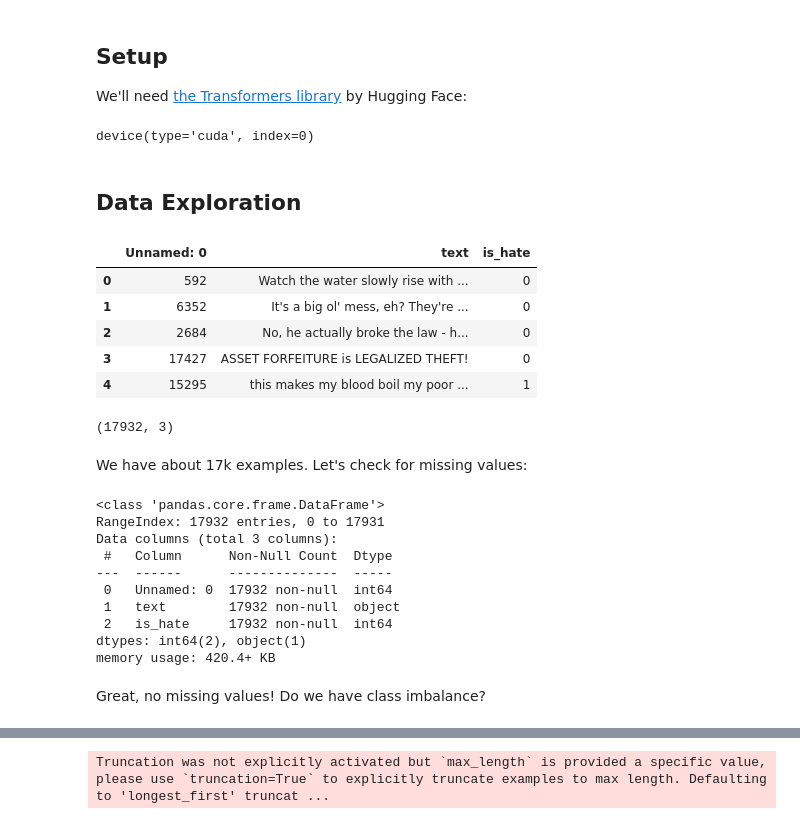
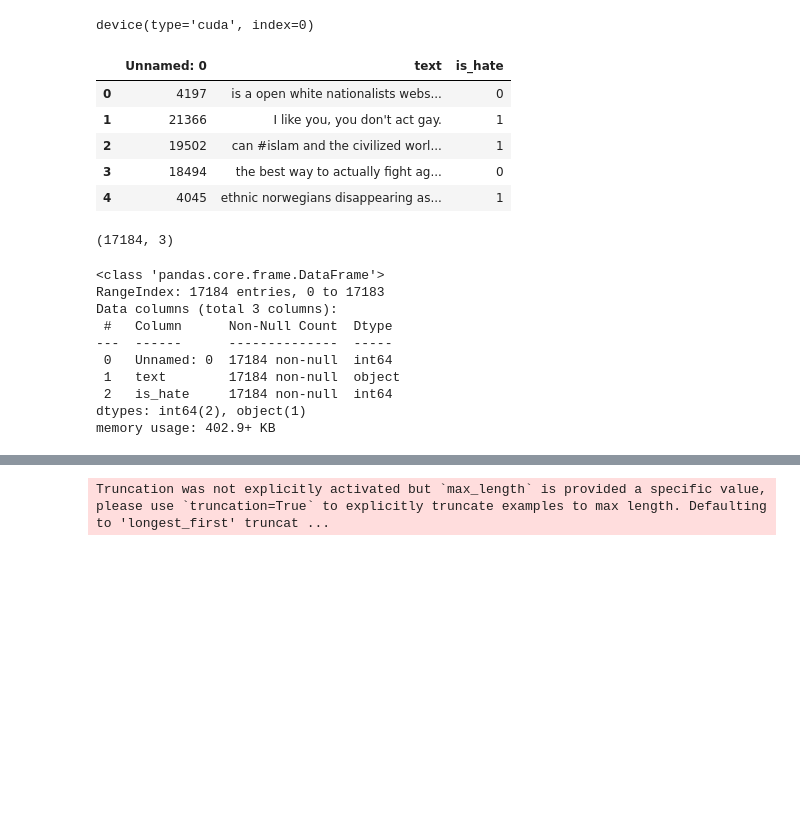
Before and after one commit to maksimstw/CS_4650_Hate_Speech_Detection, a Jupyter notebook: BERT_Hate_Speech_Detection.ipynb, the cells around one changed output, grey strips where cells are left out. Saved outputs shown, nothing was run; the diff lists cells and outputs as text; code cells hidden in the pictures; blank space fills up the shorter version.

```diff
--- a/BERT_Hate_Speech_Detection.ipynb
+++ b/BERT_Hate_Speech_Detection.ipynb
@@ -1,7 +1,3 @@
-# %% [markdown]
-## Setup
-
-We'll need [the Transformers library](https://huggingface.co/transformers/) by Hugging Face:
 # %%
 import transformers
 from transformers import BertModel, BertTokenizer, AdamW, get_linear_schedule_with_warmup, BertConfig
@@ -44,36 +40,30 @@ device = torch.device("cuda:0" if torch.cuda.is_available() else "cpu")
 device
 # %% [output]
 device(type='cuda', index=0)
-# %% [markdown]
-## Data Exploration
 # %%
-df = pd.read_csv("real_dataset/ghc_train.tsv", delimiter='\t')
+df = pd.read_csv("real_dataset/implicit_hate_train.tsv", delimiter='\t')
 df.head()
 # %% [output]
 |  | Unnamed: 0 | text | is_hate |
-| 0 | 592 | Watch the water slowly rise with ... | 0 |
-| 1 | 6352 | It's a big ol' mess, eh? They're ... | 0 |
-| 2 | 2684 | No, he actually broke the law - h... | 0 |
-| 3 | 17427 | ASSET FORFEITURE is LEGALIZED THEFT! | 0 |
-| 4 | 15295 | this makes my blood boil my poor ... | 1 |
+| 0 | 4197 | is a open white nationalists webs... | 0 |
+| 1 | 21366 | I like you, you don't act gay. | 1 |
+| 2 | 19502 | can #islam and the civilized worl... | 1 |
+| 3 | 18494 | the best way to actually fight ag... | 0 |
+| 4 | 4045 | ethnic norwegians disappearing as... | 1 |
 # %%
 df.shape
 # %% [output]
-(17932, 3)
+(17184, 3)
-# %% [markdown]
-We have about 17k examples. Let's check for missing values:
 # %%
 df.info()
 # %% [output]
 <class 'pandas.core.frame.DataFrame'>
-RangeIndex: 17932 entries, 0 to 17931
+RangeIndex: 17184 entries, 0 to 17183
 Data columns (total 3 columns):
  #   Column      Non-Null Count  Dtype
 ---  ------      --------------  -----
- 0   Unnamed: 0  17932 non-null  int64
- 1   text        17932 non-null  object
- 2   is_hate     17932 non-null  int64
+ 0   Unnamed: 0  17184 non-null  int64
+ 1   text        17184 non-null  object
+ 2   is_hate     17184 non-null  int64
 dtypes: int64(2), object(1)
-memory usage: 420.4+ KB
+memory usage: 402.9+ KB
-# %% [markdown]
-Great, no missing values! Do we have class imbalance?
```
Also changed, not shown: parts of 109 cells of this notebook, 2 other files.
